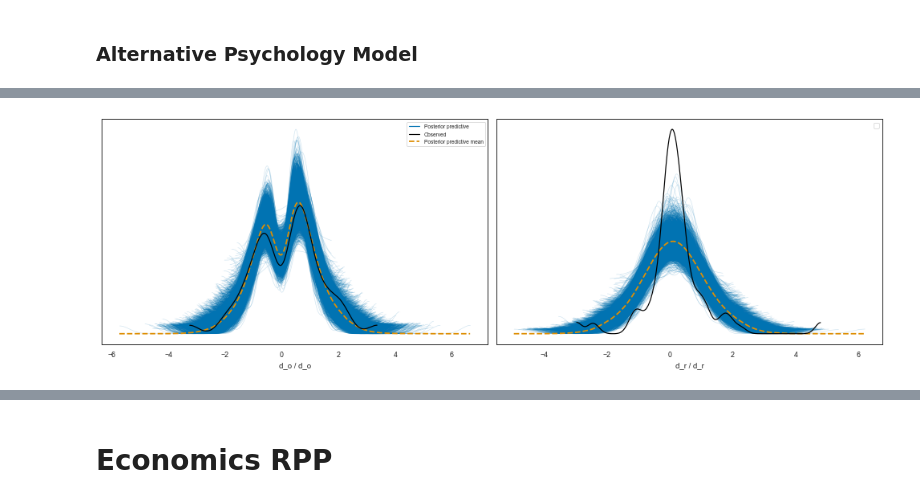
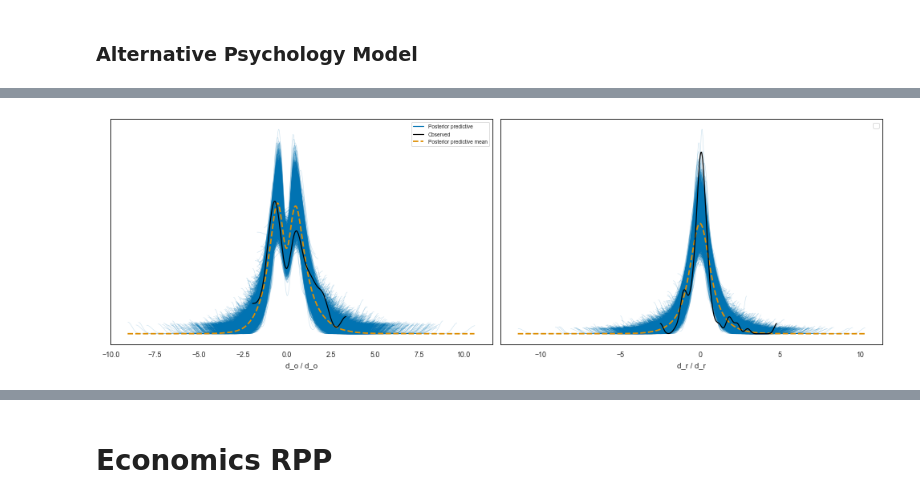
Before and after one commit to josephbb/ReplicationSurveys, a Jupyter notebook: StatisticalModel.ipynb, the cells around one changed output, grey strips where cells are left out. Cells and saved outputs as stored; diff of their text form; code cells hidden in the pictures.

```diff
--- a/StatisticalModel.ipynb
+++ b/StatisticalModel.ipynb
@@ -286,7 +209,3 @@ Sampling 4 chains for 1_000 tune and 1_000 draw iterations (4_000 + 4_000 draws
 The rhat statistic is larger than 1.01 for some parameters. This indicates problems during sampling. See https://arxiv.org/abs/1903.08008 for details
 The effective sample size per chain is smaller than 100 for some parameters.  A higher number is needed for reliable rhat and ess computation. See https://arxiv.org/abs/1903.08008 for details
 [interactive output not drawn]
-# %%
-plot_posterior_distribution(idata_psych,save_loc='./output/figures/PosteriorDistributionRPP_alt.png')
-# %% [output]
-[figure, removed]
@@ -294,0 +212,4 @@ from src.simulations import *
+# %%
+plot_posterior_distribution(idata_psych_alt,save_loc='./output/figures/PosteriorDistributionRPP_alt.png')
+# %% [output]
+[figure, added]
```
Also changed, not shown: parts of 30 cells of this notebook, 1 other file.
